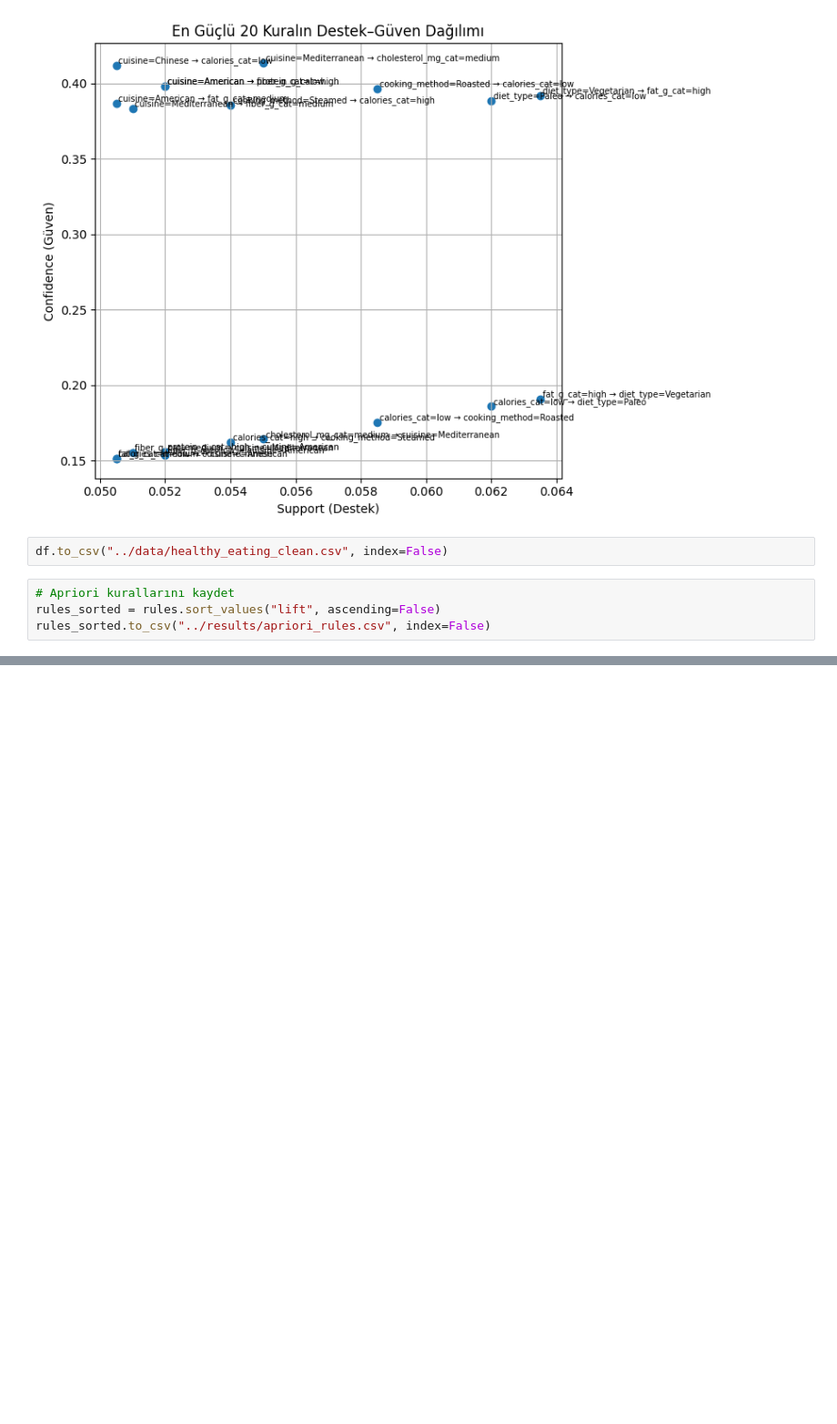
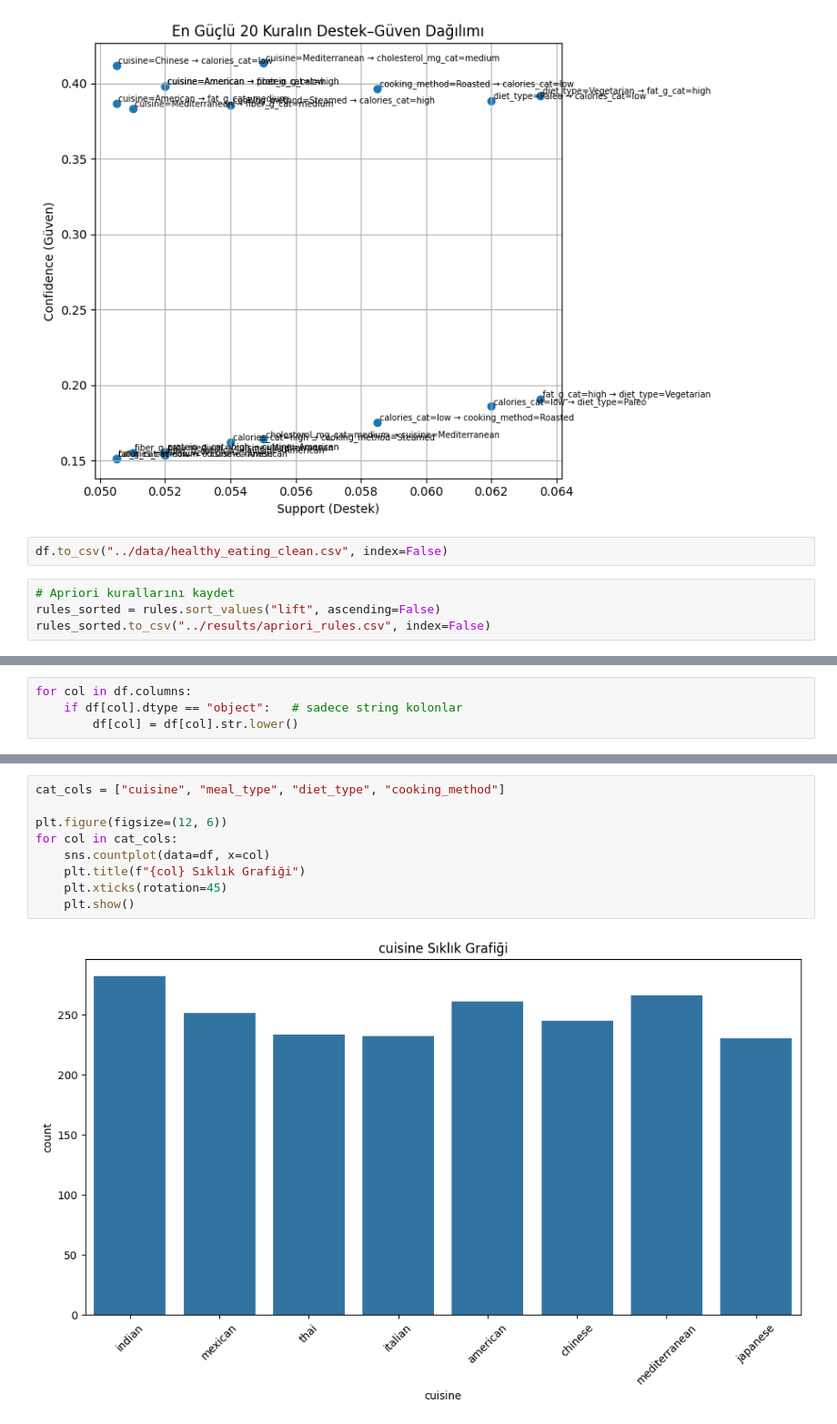
Before and after one commit to caferkarabulut/healthy-eating-miner, a Jupyter notebook: notebooks/01_eda.ipynb, the cells around one changed output, grey strips where cells are left out. Shown at 91% size. Saved outputs shown, nothing was run; the diff lists cells and outputs as text; blank space fills up the shorter version.

```diff
--- a/notebooks/01_eda.ipynb
+++ b/notebooks/01_eda.ipynb
@@ -248,0 +272,4 @@ rules_sorted.to_csv("../results/apriori_rules.csv", index=False)
+# %%
+for col in df.columns:
+    if df[col].dtype == "object":   # sadece string kolonlar
+        df[col] = df[col].str.lower()
@@ -248,0 +349,11 @@ rules_sorted.to_csv("../results/apriori_rules.csv", index=False)
+# %%
+cat_cols = ["cuisine", "meal_type", "diet_type", "cooking_method"]
+
+plt.figure(figsize=(12, 6))
+for col in cat_cols:
+    sns.countplot(data=df, x=col)
+    plt.title(f"{col} Sıklık Grafiği")
+    plt.xticks(rotation=45)
+    plt.show()
+# %% [output]
+[figure, added]
```
Also changed, not shown: parts of 22 cells of this notebook, 14 other files.
